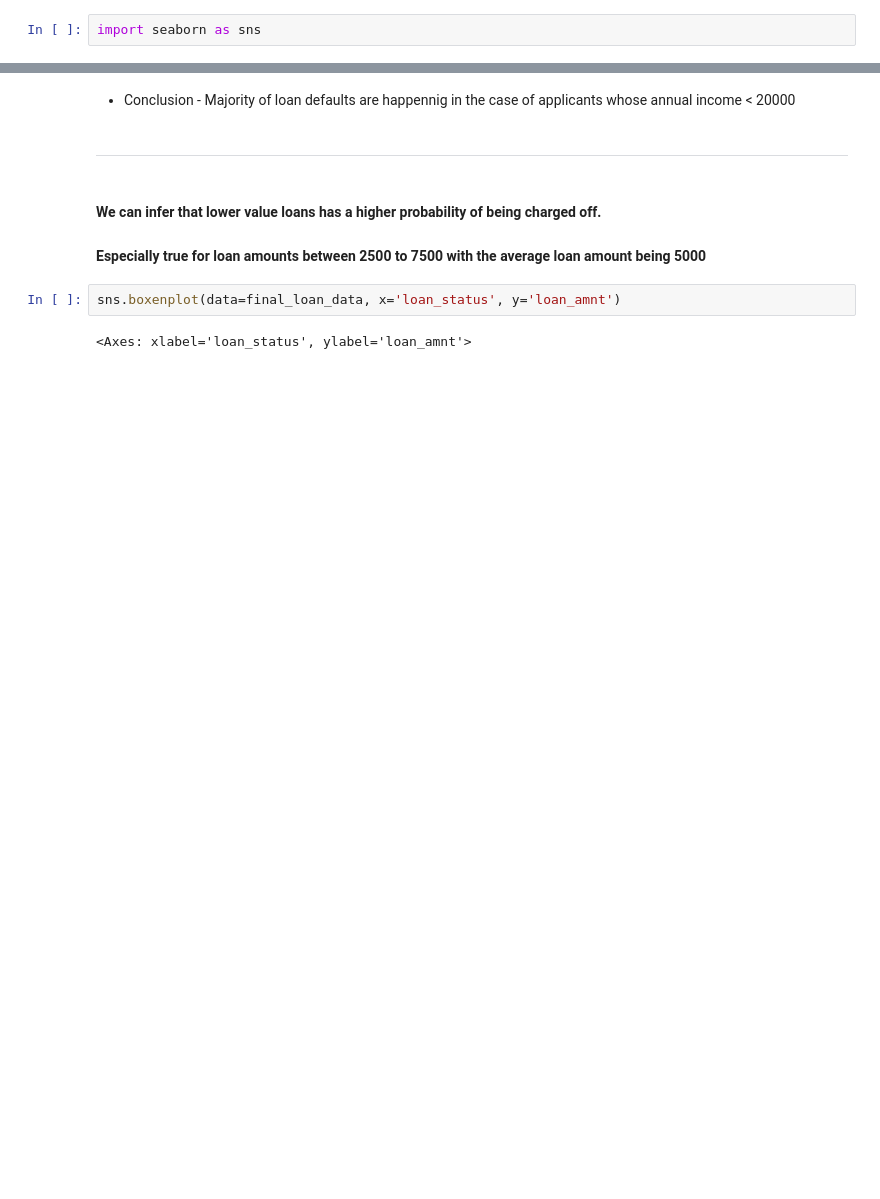
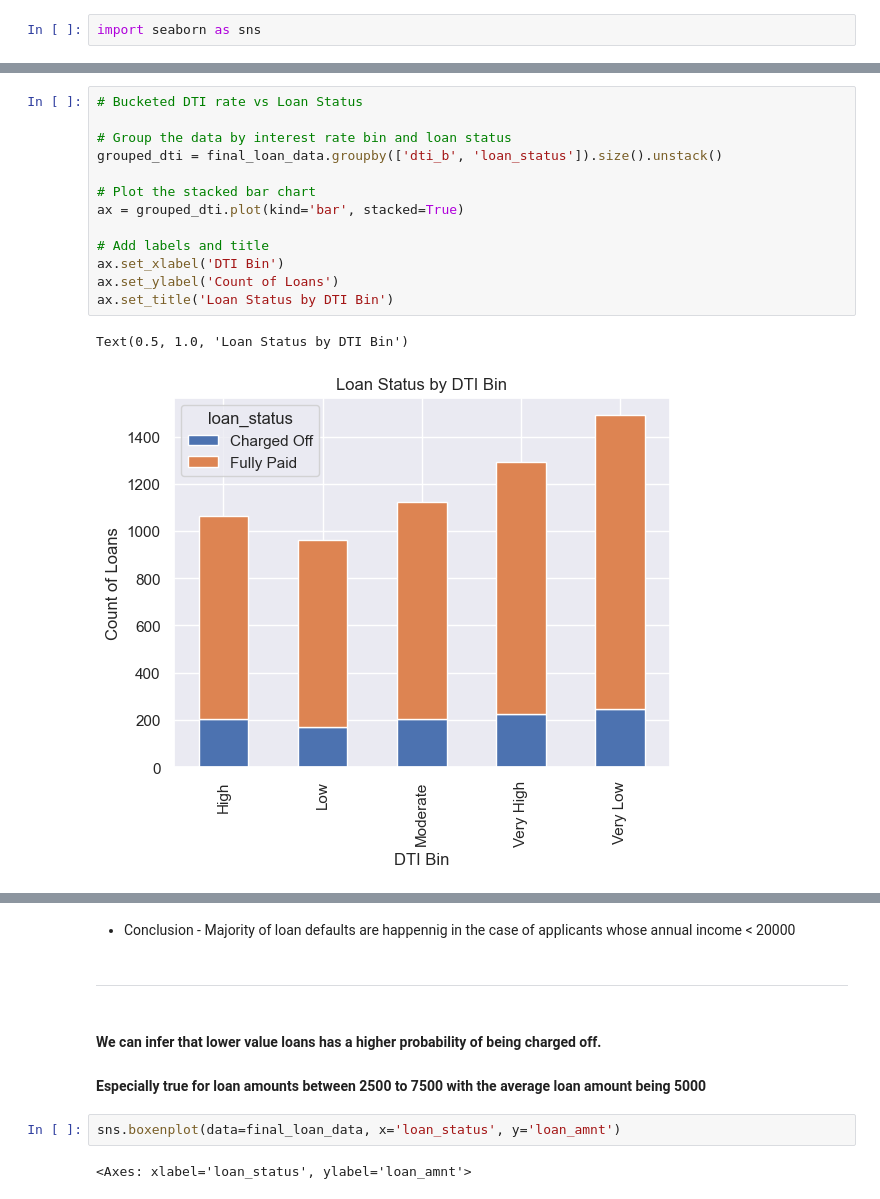
Before and after one commit to abhishek-92a/Lending_Club, a Jupyter notebook: working.ipynb, the cells around one changed output, grey strips where cells are left out. Saved outputs shown, nothing was run; the diff lists cells and outputs as text; blank space fills up the shorter version.

```diff
--- a/working.ipynb
+++ b/working.ipynb
@@ -384,0 +400,16 @@ import seaborn as sns
+# %%
+# Bucketed DTI rate vs Loan Status
+
+# Group the data by interest rate bin and loan status
+grouped_dti = final_loan_data.groupby(['dti_b', 'loan_status']).size().unstack()
+
+# Plot the stacked bar chart
+ax = grouped_dti.plot(kind='bar', stacked=True)
+
+# Add labels and title
+ax.set_xlabel('DTI Bin')
+ax.set_ylabel('Count of Loans')
+ax.set_title('Loan Status by DTI Bin')
+# %% [output]
+Text(0.5, 1.0, 'Loan Status by DTI Bin')
+[figure, added]
```
Also changed, not shown: parts of 37 cells of this notebook, 1 other file.
